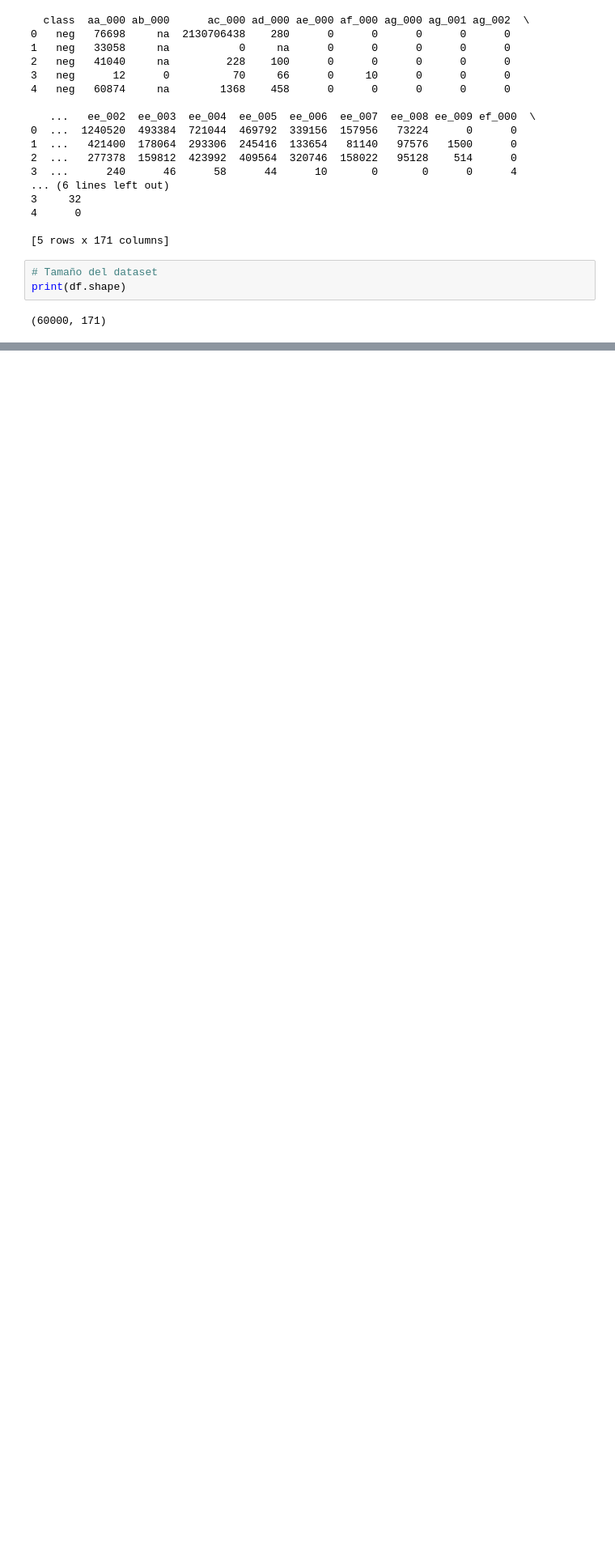
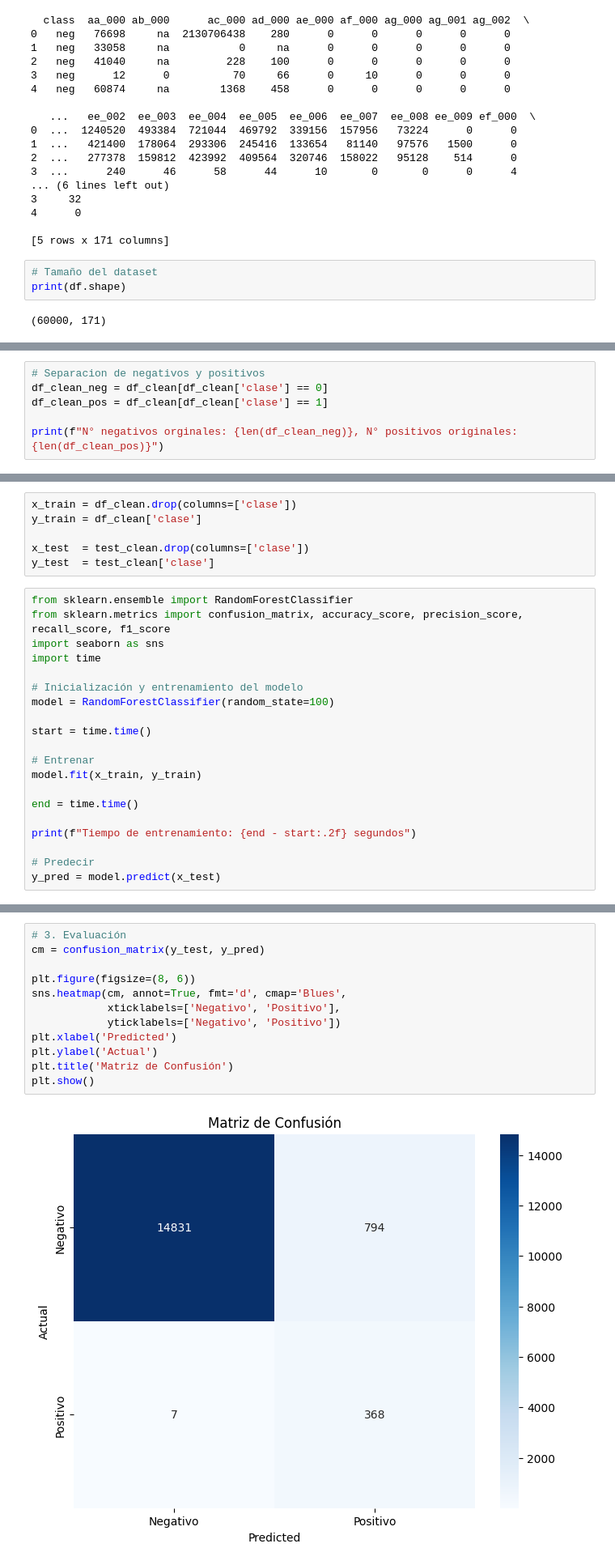
Before and after one commit to marcohinojosag/IA_MKTR, a Jupyter notebook: cod.ipynb, the cells around one changed output, grey strips where cells are left out. Shown: that part at 81% size. Saved outputs shown, nothing was run; the diff lists cells and outputs as text; blank space fills up the shorter version.

```diff
--- a/cod.ipynb
+++ b/cod.ipynb
@@ -107,0 +308,6 @@ Negativos: 59000, Positivos: 1000
+# %%
+# Separacion de negativos y positivos
+df_clean_neg = df_clean[df_clean['clase'] == 0]
+df_clean_pos = df_clean[df_clean['clase'] == 1]
+
+print(f"N° negativos orginales: {len(df_clean_neg)}, N° positivos originales: {len(df_clean_pos)}")
@@ -107,0 +394,26 @@ Negativos: 59000, Positivos: 1000
+# %%
+x_train = df_clean.drop(columns=['clase'])
+y_train = df_clean['clase']
+
+x_test  = test_clean.drop(columns=['clase'])
+y_test  = test_clean['clase']
+# %%
+from sklearn.ensemble import RandomForestClassifier
+from sklearn.metrics import confusion_matrix, accuracy_score, precision_score, recall_score, f1_score
+import seaborn as sns
+import time
+
+# Inicialización y entrenamiento del modelo
+model = RandomForestClassifier(random_state=100)
+
+start = time.time()
+
+# Entrenar
+model.fit(x_train, y_train)
+
+end = time.time()
+
+print(f"Tiempo de entrenamiento: {end - start:.2f} segundos")
+
+# Predecir
+y_pred = model.predict(x_test)
@@ -107,0 +438,14 @@ Negativos: 59000, Positivos: 1000
+# %%
+# 3. Evaluación
+cm = confusion_matrix(y_test, y_pred)
+
+plt.figure(figsize=(8, 6))
+sns.heatmap(cm, annot=True, fmt='d', cmap='Blues',
+            xticklabels=['Negativo', 'Positivo'],
+            yticklabels=['Negativo', 'Positivo'])
+plt.xlabel('Predicted')
+plt.ylabel('Actual')
+plt.title('Matriz de Confusión')
+plt.show()
+# %% [output]
+[figure, added]
```
Also changed, not shown: parts of 33 cells of this notebook.
